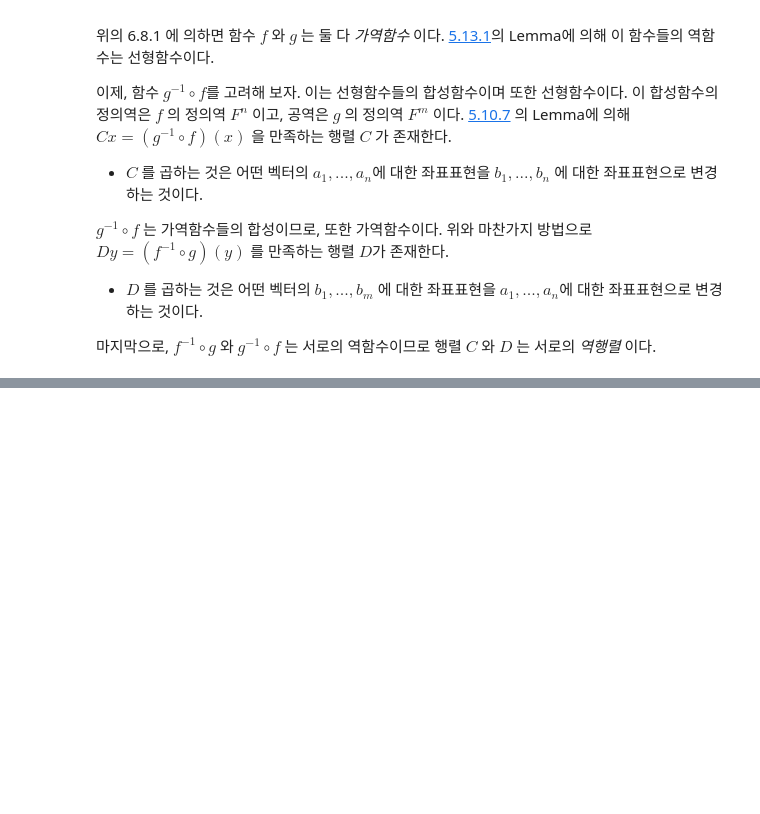
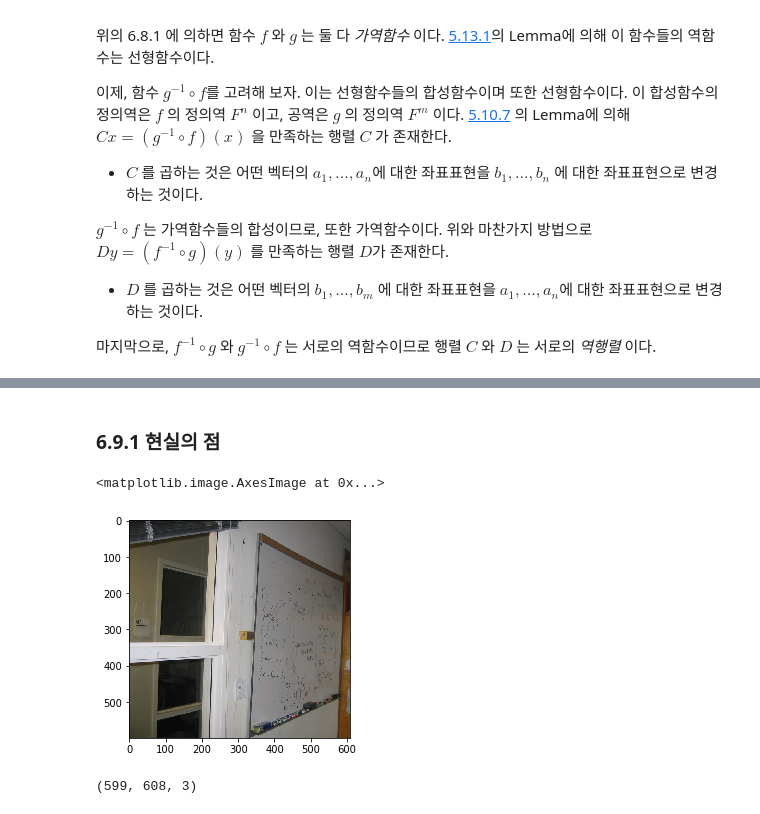
Before and after one commit to Gaheeheehee/Study, a Jupyter notebook: LinearAlgebra/CodingTheMatrix/Chap06 - The Basis/Chap06-The_Basis.ipynb, the cells around one changed output, grey strips where cells are left out. Saved outputs shown, nothing was run; the diff lists cells and outputs as text; code cells hidden in the pictures; blank space fills up the shorter version.

```diff
--- a/LinearAlgebra/CodingTheMatrix/Chap06 - The Basis/Chap06-The_Basis.ipynb
+++ b/LinearAlgebra/CodingTheMatrix/Chap06 - The Basis/Chap06-The_Basis.ipynb
@@ -358,0 +363,2 @@ $g^{-1} \circ f$ 는 가역함수들의 합성이므로, 또한 가역함수이
+# %% [markdown]
+### 6.9.1 현실의 점
@@ -358,0 +367,11 @@ $g^{-1} \circ f$ 는 가역함수들의 합성이므로, 또한 가역함수이
+# %%
+img = cv2.imread('./images/board.png')
+# %%
+plt.imshow(cv2.cvtColor(img, cv2.COLOR_BGR2RGB))
+# %% [output]
+<matplotlib.image.AxesImage at 0x...>
+[figure, added]
+# %%
+img.shape
+# %% [output]
+(599, 608, 3)
```
Also changed, not shown: parts of 10 cells of this notebook, 3 other files.
